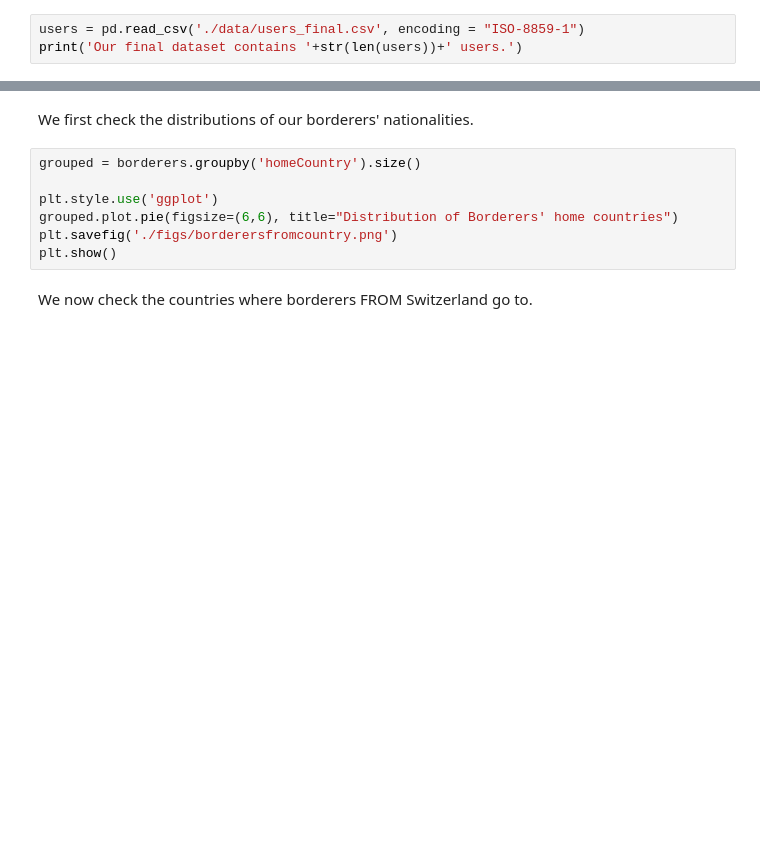
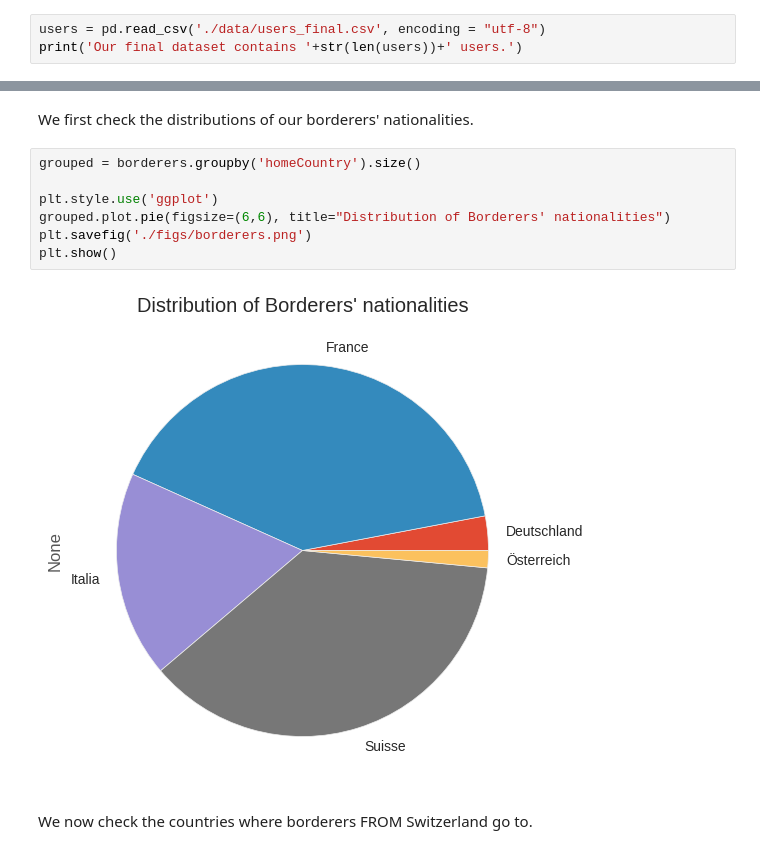
Before and after one commit to agpmilli/swissgeotweet, a Jupyter notebook: mobility-pattern/mobility_pattern_statistics.ipynb, the cells around one changed output, grey strips where cells are left out. Drawn from its saved outputs; the diff is of its cells as text; blank space fills up the shorter version.

```diff
--- a/mobility-pattern/mobility_pattern_statistics.ipynb
+++ b/mobility-pattern/mobility_pattern_statistics.ipynb
@@ -23,5 +23,5 @@ from geopy.geocoders import Nominatim,Bing
 import datetime as dt
 import folium
 # %%
-users = pd.read_csv('./data/users_final.csv', encoding = "ISO-8859-1")
+users = pd.read_csv('./data/users_final.csv', encoding = "utf-8")
 print('Our final dataset contains '+str(len(users))+' users.')
@@ -57,10 +79,12 @@ We first check the distributions of our borderers' nationalities.
 # %%
 grouped = borderers.groupby('homeCountry').size()
 
 plt.style.use('ggplot')
-grouped.plot.pie(figsize=(6,6), title="Distribution of Borderers' home countries")
-plt.savefig('./figs/borderersfromcountry.png')
+grouped.plot.pie(figsize=(6,6), title="Distribution of Borderers' nationalities")
+plt.savefig('./figs/borderers.png')
 plt.show()
+# %% [output]
+[figure, added]
 # %% [markdown]
 We now check the countries where borderers FROM Switzerland go to.
 # %%
```
Also changed, not shown: parts of 22 cells of this notebook, 9 other files.
